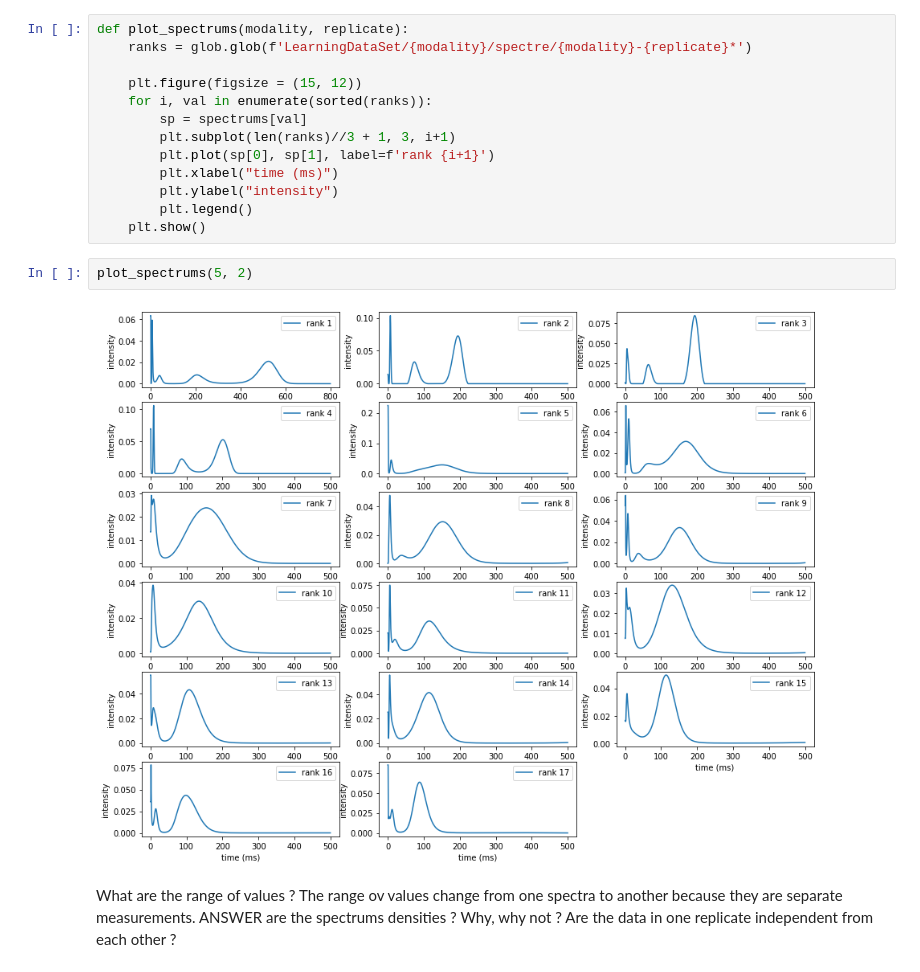
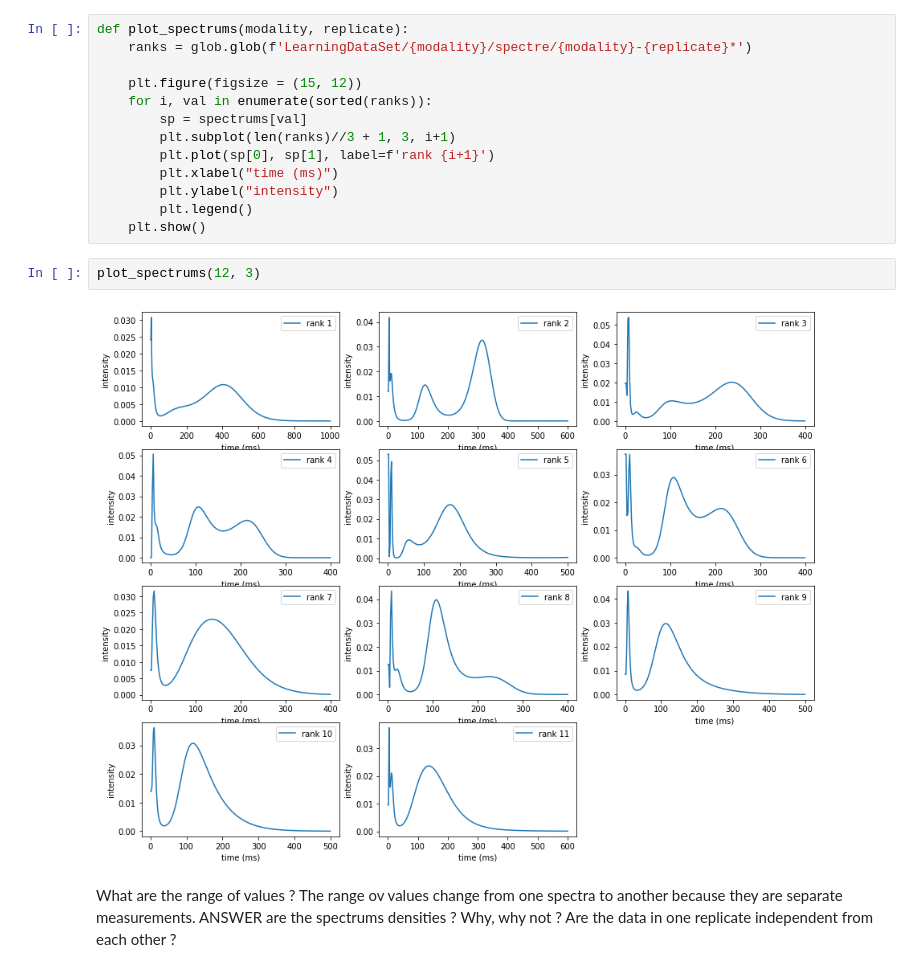
Before and after one commit to nicolas1805961/NMR-signal-machine-learning, a Jupyter notebook: challenge_evaluation.ipynb, the cells around one changed output. Saved outputs shown, nothing was run; the diff lists cells and outputs as text.

```diff
--- a/challenge_evaluation.ipynb
+++ b/challenge_evaluation.ipynb
@@ -95,10 +99,10 @@ def plot_spectrums(modality, replicate):
         plt.ylabel("intensity")
         plt.legend()
     plt.show()
-# %%
-plot_spectrums(5, 2)
-# %% [output]
-[figure, removed]
+# %%
+plot_spectrums(12, 3)
+# %% [output]
+[figure, added]
 # %% [markdown]
 What are the range of values ? The range ov values change from one spectra to another because they are separate measurements.
 ANSWER are the spectrums densities ? Why, why not ? Are the data in one replicate independent from each other ?
```
Also changed, not shown: parts of 20 cells of this notebook.
